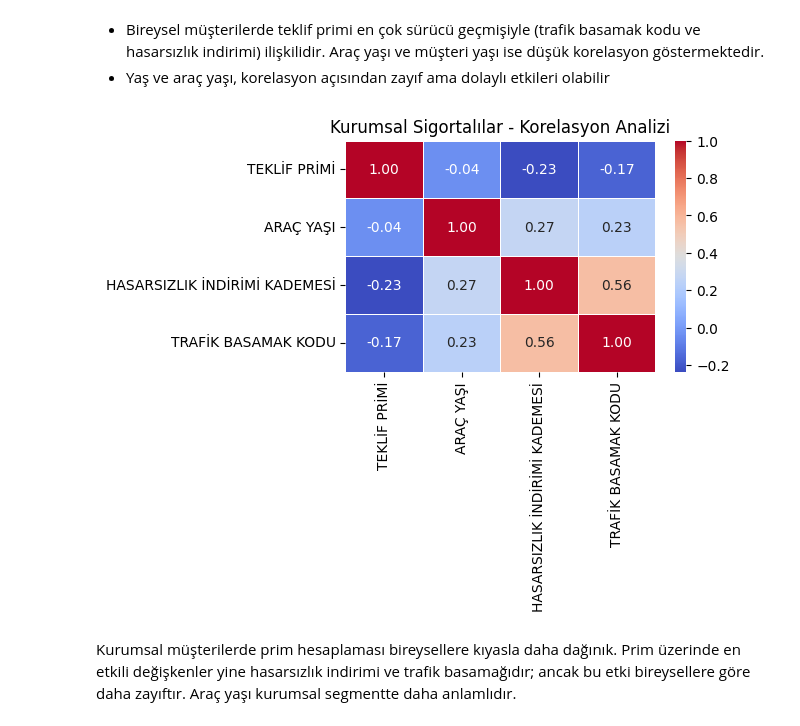
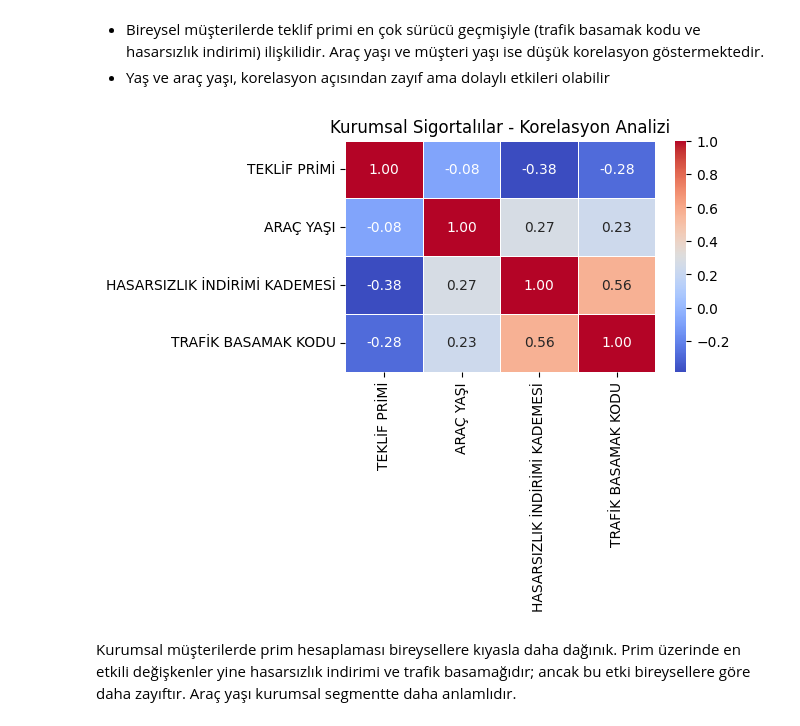
Before and after one commit to incieryilmazz/Insurance--Project, a Jupyter notebook: Tahminleme Modeli Çalışması.ipynb, the cells around one changed output. Drawn from its saved outputs; the diff is of its cells as text; code cells hidden in the pictures.

```diff
--- a/Tahminleme Modeli Çalışması.ipynb
+++ b/Tahminleme Modeli Çalışması.ipynb
@@ -154,6 +163,9 @@ tekrar_sayisi=df["TEKLİF NUMARASI"].duplicated()
 tekrar_sayisi.sum()
 # %% [output]
 0
+# %%
+# Teklif numarasının modele katkısı olamayacağı için veri setinden çıkaralım
+df= df.drop(columns=["TEKLİF NUMARASI"])
 # %%
 # Model yılı- Araç yaşı sütunları kontrolü 2025 yılı referans alınarak
 fark = 2025 - df["MODEL YILI"]
@@ -344,7 +355,7 @@ Onaylanan tekliflerin neredeyse tamamı düşük primlerde gerçekleşmektedir.
 # %%
 # Teklif primi sütununu diğer değişkenlerle beraber incelerken dağılım daha normal olması için log dönüşüm yapalım
 # Log dönüşümü (aykırı değer etkisini azaltmak için)
-df["TEKLIF_PRIMI_LOG"] = np.log1p(df["TEKLİF PRİMİ"])
+df["TEKLİF PRİMİ"] = np.log1p(df["TEKLİF PRİMİ"])
 # %%
 # Bireysel sigortalılar (O)
 df_bireysel = df[df["SİGORTALI TİPİ"] == "O"].copy()
@@ -370,27 +381,27 @@ plt.show()
 # %% [markdown]
 - Bireysel müşterilerde teklif primi en çok sürücü geçmişiyle (trafik basamak kodu ve hasarsızlık indirimi) ilişkilidir. Araç yaşı ve müşteri yaşı ise düşük korelasyon göstermektedir.
 - Yaş ve araç yaşı, korelasyon açısından zayıf ama dolaylı etkileri olabilir
+# %%
+# Kurumsal müşteriler
+df_kurumsal = df[df["SİGORTALI TİPİ"] == "T"].copy()
+
+# Gereksiz sütunları düşürelim
+df_kurumsal = df_kurumsal.drop(columns=["YAŞ", "İLÇE","SİGORTALI TİPİ"])
 # %%
-# Kurumsal müşteriler
-df_kurumsal = df[df["SİGORTALI TİPİ"] == "T"].copy()
-
-# Gereksiz sütunları düşürelim
-df_kurumsal = df_kurumsal.drop(columns=["YAŞ", "İLÇE"])
-
 # Sayısal kolonlar (aynı seçimi kullanalım)
 num_cols = ["TEKLİF PRİMİ", "ARAÇ YAŞI",
             "HASARSIZLIK İNDİRİMİ KADEMESİ", "TRAFİK BASAMAK KODU"]
 
 # Korelasyon matrisi
 corr_kurumsal = df_kurumsal[num_cols].corr()
 
 # Heatmap çizimi
 plt.figure(figsize=(5,3))
 sns.heatmap(corr_kurumsal, annot=True, cmap="coolwarm", fmt=".2f", linewidths=0.5)
 plt.title("Kurumsal Sigortalılar - Korelasyon Analizi")
 plt.show()
 # %% [output]
-[figure, old version]
+[figure, new version]
 # %% [markdown]
 Kurumsal müşterilerde prim hesaplaması bireysellere kıyasla daha dağınık. Prim üzerinde en etkili değişkenler yine hasarsızlık indirimi ve trafik basamağıdır; ancak bu etki bireysellere göre daha zayıftır. Araç yaşı kurumsal segmentte daha anlamlıdır.
 # %%
```
Also changed, not shown: parts of 89 cells of this notebook.
